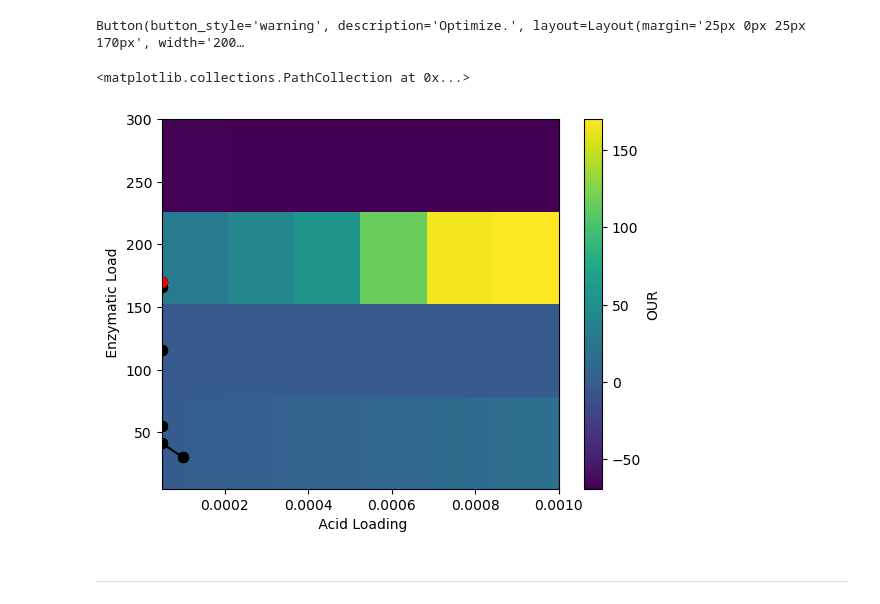
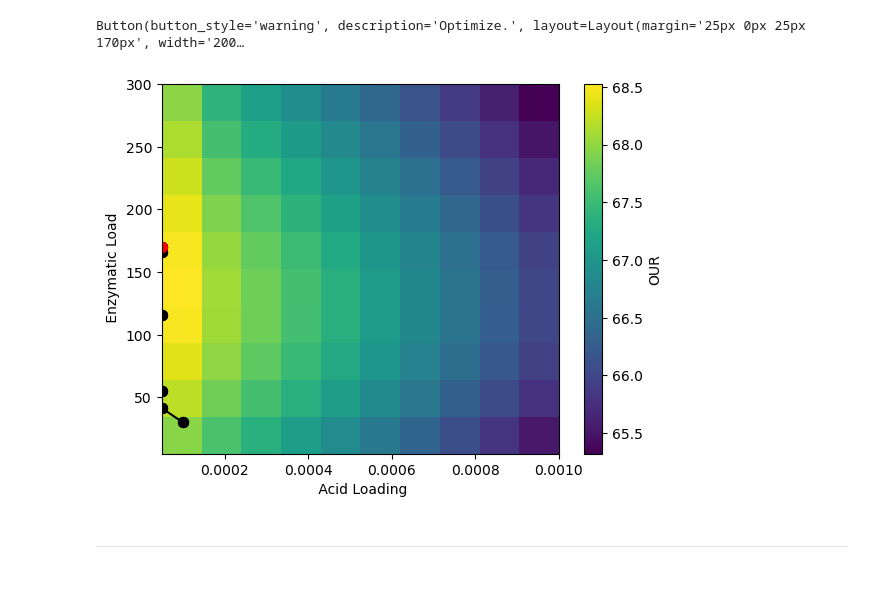
Before and after one commit to NREL/VirtualEngineering, a Jupyter notebook: applications/Bioconversion/optimization_notebook.ipynb, the cells around one changed output. Saved outputs shown, nothing was run; the diff lists cells and outputs as text; code cells hidden in the pictures.

Commit message:
use OUR contour for optimization plot

```diff
--- a/applications/Bioconversion/optimization_notebook.ipynb
+++ b/applications/Bioconversion/optimization_notebook.ipynb
@@ -172,17 +172,17 @@ opt_button.on_click(opt_button_action)
 Button(button_style='warning', description='Optimize.', layout=Layout(margin='25px 0px 25px 170px', width='200…
 # %%
 opt_results = np.loadtxt('optimization_results.csv', delimiter=',', skiprows=1)
-shw = plt.imshow(opt_results.T, extent=extent, aspect='auto', origin='lower')
+shw = plt.imshow(OUR.T, extent=extent, aspect='auto', origin='lower')
 bar = plt.colorbar(shw)
 bar.set_label('OUR')
 plt.xlabel(firstline[1])
 plt.ylabel(firstline[2])
 plt.scatter(opt_results[:, 1], opt_results[:, 2], s=50, c='k', marker='o')
 plt.plot(opt_results[:, 1], opt_results[:, 2], color='k')
 plt.scatter(opt_results[-1, 1], opt_results[-1, 2], s=50, c='r', marker='o')
+plt.show()
 # %% [output]
-<matplotlib.collections.PathCollection at 0x...>
-[figure, old version]
+[figure, new version]
 # %% [markdown]
 ---
 # %%
```
